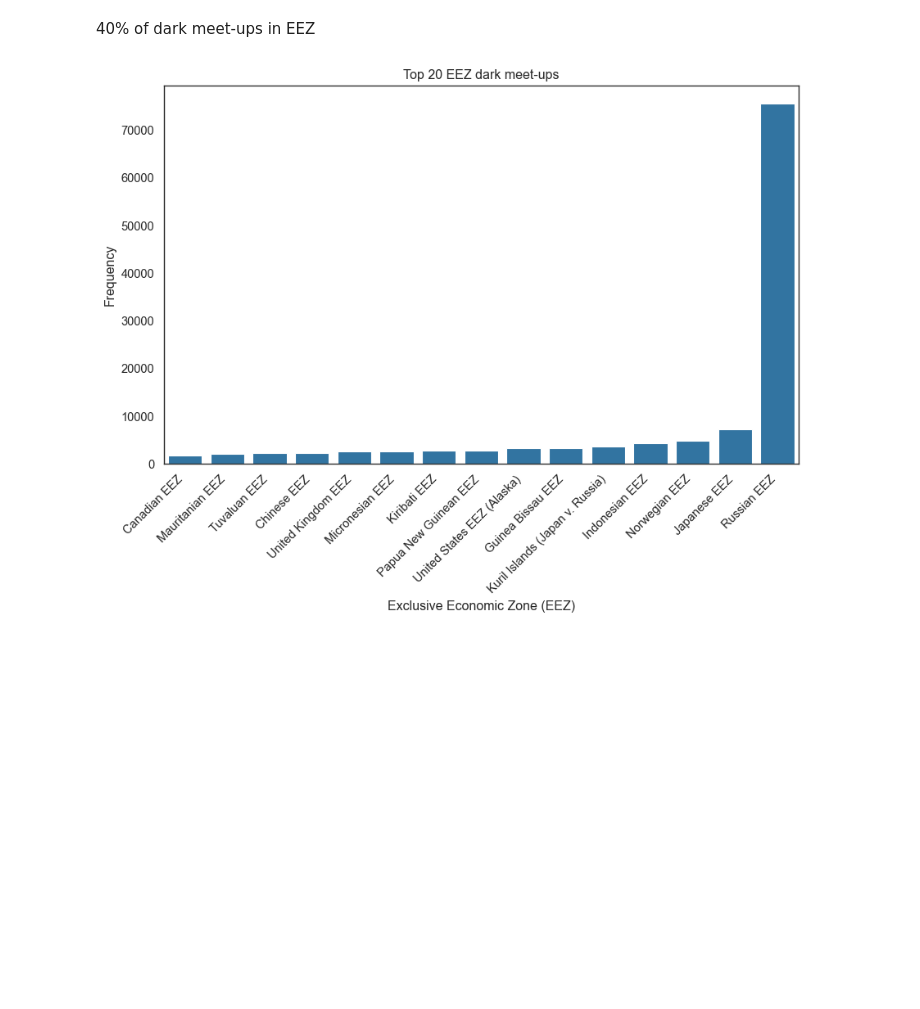
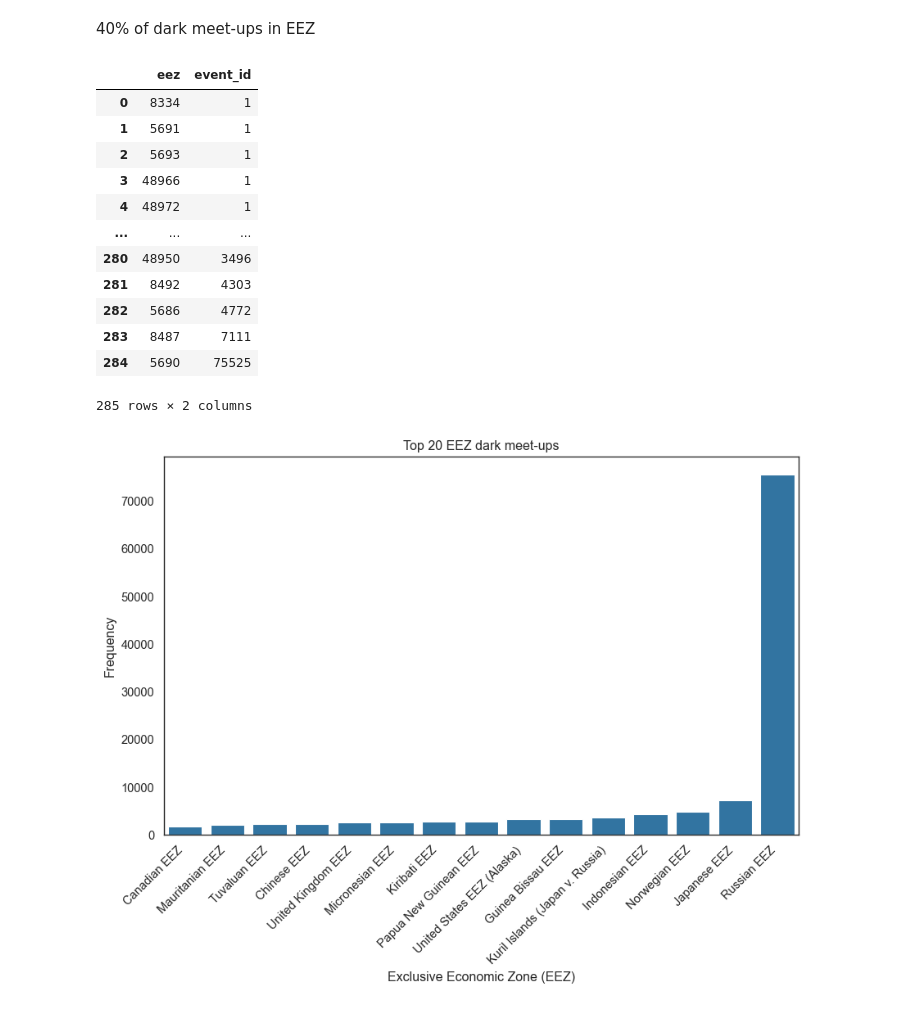
Before and after one commit to sebdodt/90739-iuu-systems-project, a Jupyter notebook: port_evaluation/eda/midterm/2_transshipments/trans.ipynb, the cells around one changed output. Saved outputs shown, nothing was run; the diff lists cells and outputs as text; code cells hidden in the pictures; blank space fills up the shorter version.

```diff
--- a/port_evaluation/eda/midterm/2_transshipments/trans.ipynb
+++ b/port_evaluation/eda/midterm/2_transshipments/trans.ipynb
@@ -336,6 +336,29 @@ loiter2['eez'].isna().sum()/len(loiter2)
 0.4066901785523056
 # %% [markdown]
 40% of dark meet-ups in EEZ
+# %%
+test_data = loiter2.groupby('eez')['event_id'].nunique().reset_index().sort_values('event_id')
+test_data.set_index(test_data.columns.drop('eez',1) \
+    .tolist()) \
+    .eez.str.split(',', expand=True) \
+    .stack() \
+    .reset_index() \
+    .rename(columns={0:'eez'}) \
+    .loc[:, test_data.columns]
+# %% [output]
+|  | eez | event_id |
+| 0 | 8334 | 1 |
+| 1 | 5691 | 1 |
+| 2 | 5693 | 1 |
+| 3 | 48966 | 1 |
+| 4 | 48972 | 1 |
+| ... | ... | ... |
+| 280 | 48950 | 3496 |
+| 281 | 8492 | 4303 |
+| 282 | 5686 | 4772 |
+| 283 | 8487 | 7111 |
+| 284 | 5690 | 75525 |
+285 rows × 2 columns
 # %%
 plot_data4 = loiter2.groupby('eez')['event_id'].nunique().reset_index().sort_values('event_id')
 plot_data4 = plot_data4.set_index(plot_data4.columns.drop('eez',1).tolist()) \
```
Also changed, not shown: 3 other files.
